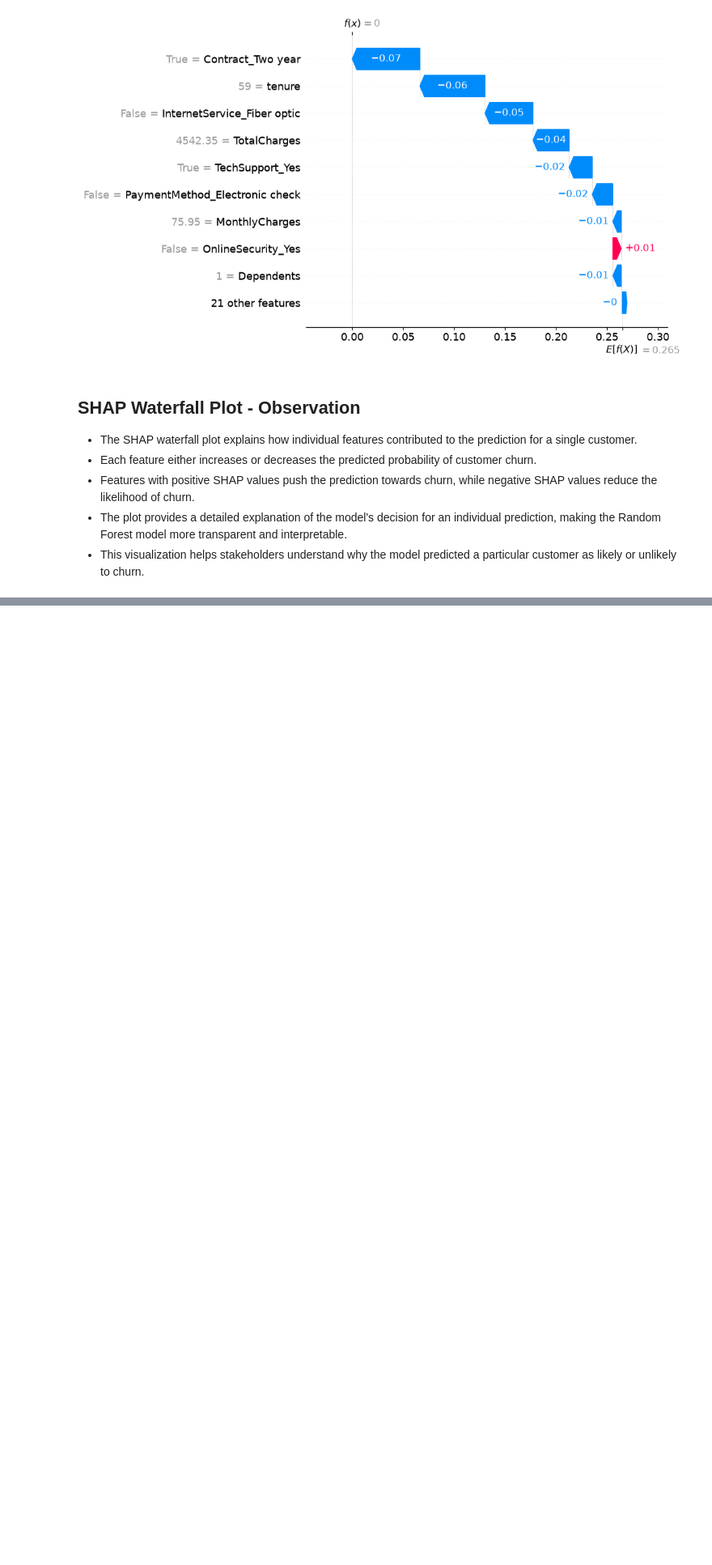
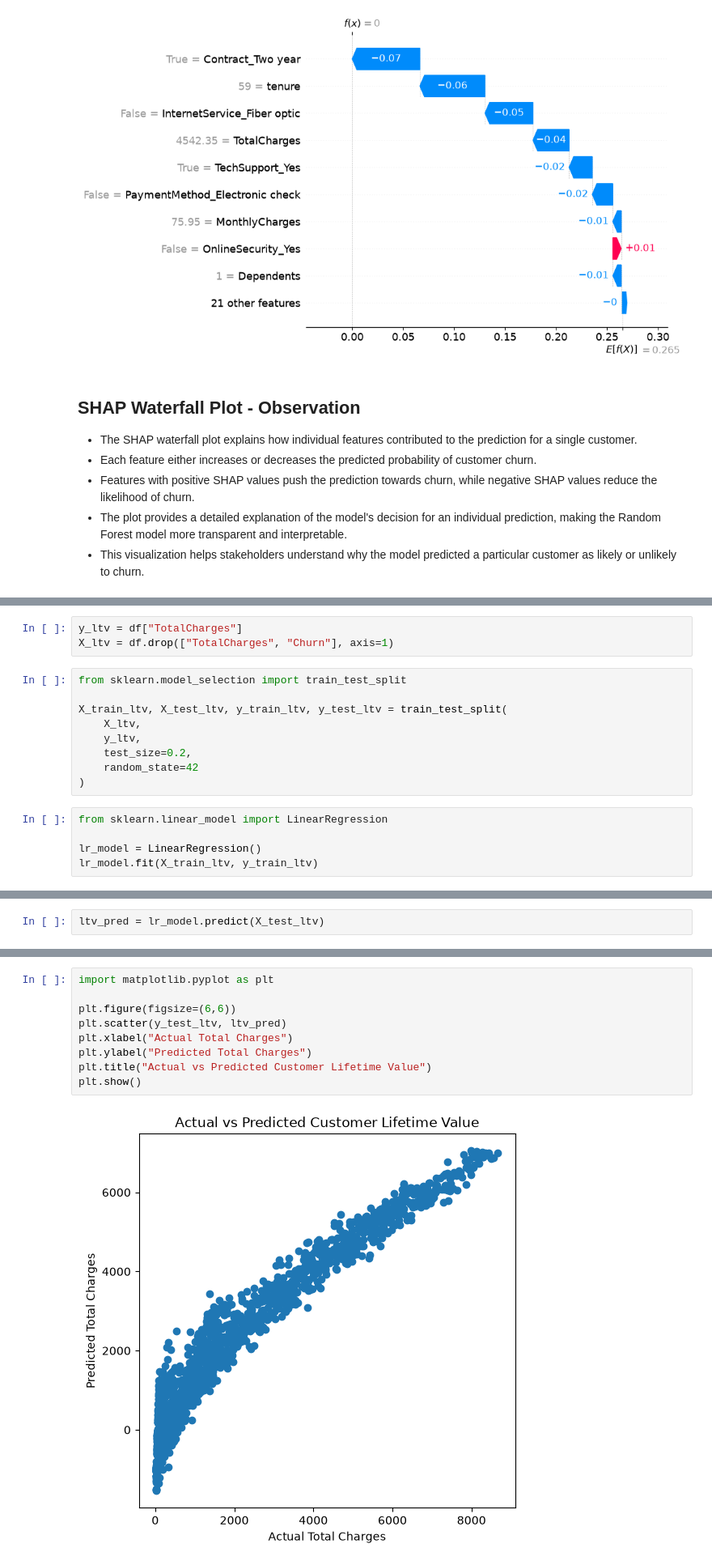
Before and after one commit to janupalliradhika/customer-churn-prediction, a Jupyter notebook: notebooks/eda.ipynb, the cells around one changed output, grey strips where cells are left out. Shown at 81% size. Drawn from its saved outputs; the diff is of its cells as text; blank space fills up the shorter version.

Commit message:
Completed Day 15 LTV regression model and evaluation

```diff
--- a/notebooks/eda.ipynb
+++ b/notebooks/eda.ipynb
@@ -1221,0 +1229,17 @@ shap.plots.waterfall(shap_values[0, :, 1])
+# %%
+y_ltv = df["TotalCharges"]
+X_ltv = df.drop(["TotalCharges", "Churn"], axis=1)
+# %%
+from sklearn.model_selection import train_test_split
+
+X_train_ltv, X_test_ltv, y_train_ltv, y_test_ltv = train_test_split(
+    X_ltv,
+    y_ltv,
+    test_size=0.2,
+    random_state=42
+)
+# %%
+from sklearn.linear_model import LinearRegression
+
+lr_model = LinearRegression()
+lr_model.fit(X_train_ltv, y_train_ltv)
@@ -1221,0 +1248,2 @@ shap.plots.waterfall(shap_values[0, :, 1])
+# %%
+ltv_pred = lr_model.predict(X_test_ltv)
@@ -1221,0 +1295,11 @@ shap.plots.waterfall(shap_values[0, :, 1])
+# %%
+import matplotlib.pyplot as plt
+
+plt.figure(figsize=(6,6))
+plt.scatter(y_test_ltv, ltv_pred)
+plt.xlabel("Actual Total Charges")
+plt.ylabel("Predicted Total Charges")
+plt.title("Actual vs Predicted Customer Lifetime Value")
+plt.show()
+# %% [output]
+[figure, added]
```
Also changed, not shown: parts of 8 cells of this notebook.
